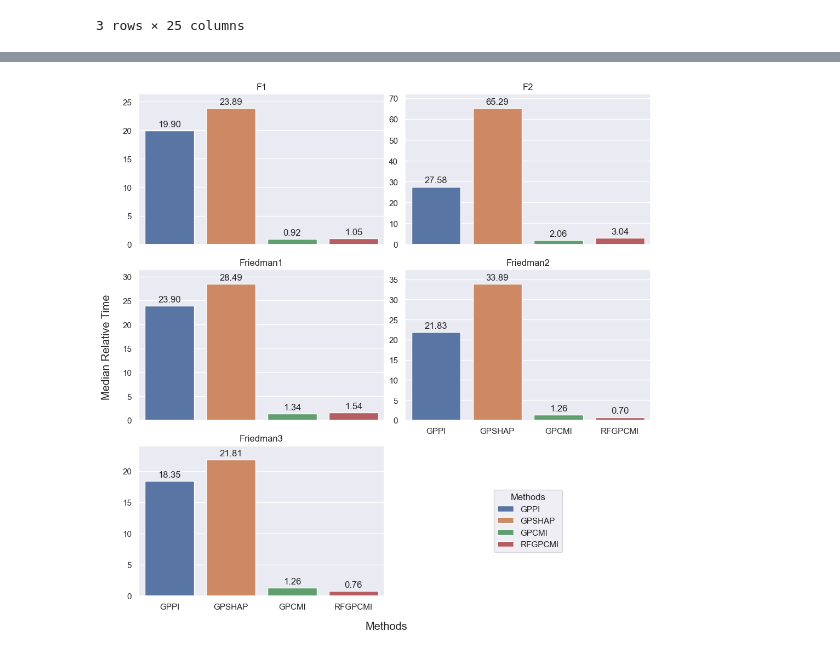
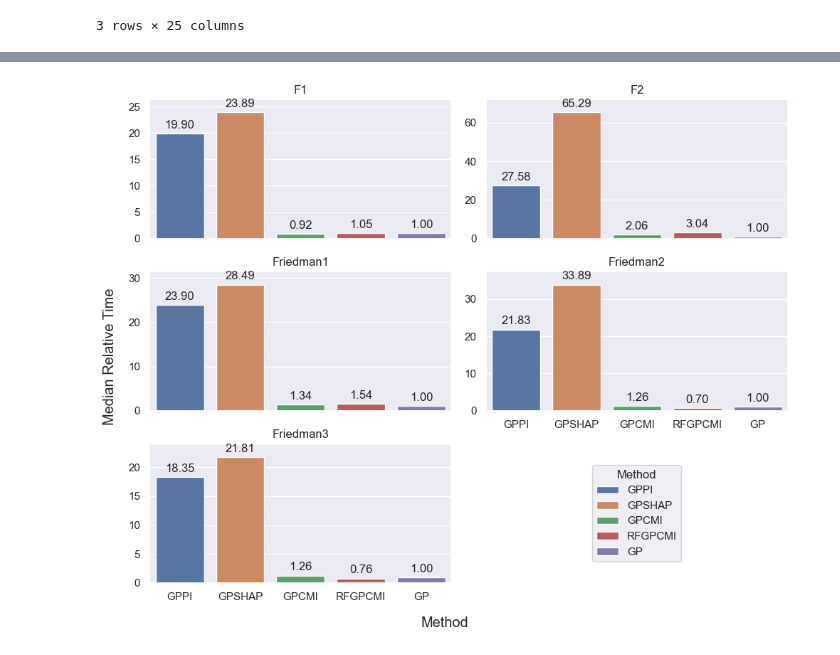
Before and after one commit to KevinHaka/Symbolic-Regression-Genetic-Programming, a Jupyter notebook: examples/results_synthetic.ipynb, the cells around one changed output, grey strips where cells are left out. Cells and saved outputs as stored; diff of their text form; code cells hidden in the pictures.

```diff
--- a/examples/results_synthetic.ipynb
+++ b/examples/results_synthetic.ipynb
@@ -151,6 +104,9 @@ with open("data_synthetic.pkl", "rb") as f:
     synth = pickle.load(f)['kwargs']
 
 results_df, features, equations = synth['df'], synth['features'], synth['equations']
+
+# Calculate the number dataframe index runs level
+num_runs = results_df.index.get_level_values('run').nunique()
 
 # Reorder MultiIndex columns for consistent plotting
 order = {
@@ -503,5 +462,6 @@ for dataset_name in order['dataset']:
 # %%
-selection_rate_types = ['relevant', 'irrelevant']
+# Create a DataFrame to store selection rates with MultiIndex columns for dataset, method, and rate type (TPR/FDR)
+selection_rate_types = ['tpr', 'fdr']
 selection_rate_column_order = pd.MultiIndex.from_product(
     [order['dataset'], order['method'], selection_rate_types], names=['dataset', 'method', 'rate_type']
 )
@@ -671,13 +592,14 @@ Loaded data for Friedman3 - GP
 # %%
+# Create a DataFrame to store execution times with MultiIndex columns for dataset and method
 time_column_order = pd.MultiIndex.from_product(
     [order['dataset'], order['method']], names=['dataset', "method"]
 )
 
-time_df = pd.concat({ds: pd.DataFrame(times_dict[ds]) for ds in order['dataset']},
+execution_time_df = pd.concat({ds: pd.DataFrame(execution_times[ds]) for ds in order['dataset']},
     axis=1,
 ).reindex(columns=time_column_order)
-time_df.index.name = "run"
-time_df.tail(3)
+execution_time_df.index.name = "run"
+execution_time_df.tail(3)
 # %% [output]
 | dataset | F1 |  |  |  |  | F2 |  |  |  |  | ... | ... |
 | method | GPPI | GPSHAP | GPCMI | RFGPCMI | GP | GPPI | GPSHAP | GPCMI | RFGPCMI | GP | ... | ... |
@@ -688,18 +610,13 @@ time_df.tail(3)
 3 rows × 25 columns
 # %%
 # Calculate median relative time for each method and dataset
-median_run_relative_time = time_df.median()
-gp_median_time = median_run_relative_time[:, "GP", :]
+median_exec_time = execution_time_df.median()
+baseline_exec_time = median_exec_time[:, "GP"]
 
-methods = order['method'].copy()
-methods.remove("GP")
-
-competitor_median_time = median_run_relative_time.loc[:, methods, :]
-
-relative_time = competitor_median_time / gp_median_time
+relative_time = median_exec_time / baseline_exec_time
 relative_time_df = relative_time.to_frame().T
 
 relative_time_df = relative_time_df.reindex(columns=order['dataset'], level='dataset')
-relative_time_df = relative_time_df.reindex(columns=methods, level='method')
+relative_time_df = relative_time_df.reindex(columns=order['method'], level='method')
 relative_time_df
 # %% [output]
@@ -709,54 +627,51 @@ relative_time_df
 # %%
-# Plotting relative performance of each method compared to GP for each dataset
+# Plotting relative time of each method compared to GP for each dataset
 fig, axes = plot_results(
     relative_time_df,
     nrows=3,
     ncols=2,
-    subplot_kwargs={"sharex": True},
+    subplot_kwargs={"sharex": True, "figsize": (10, 8), "layout": "tight"},
     group_level="dataset",
     value_level=None,
     value_key=None,
     plotting_function=lambda data, ax: sns.barplot(data=data, ax=ax),
 )
 
-fig.figure.set_size_inches(10, 10)
-fig.tight_layout(w_pad=0.5)
+# Set X and Y label for the entire figure
+fig.supxlabel("Method", x=0.5, y=0.02)
+fig.supylabel("Median Relative Time", x=0.02, y=0.5)
 
-fig.supxlabel("Methods", x=0.5, y=-0.02)
-fig.supylabel("Median Relative Time", x=-0.02, y=0.5)
-
-axes[3].tick_params(axis='x', labelbottom=True)
-axes[5].axis('off')
+axes[3].tick_params(axis='x', labelbottom=True) # Restore x-tick labels
 
 # Add value labels on top of each bar and adjust y-axis limits for better visibility
 for ax in axes[:5]:
     base_padding = 3
     margin_ratio = 0.05
 
     bottom, top = ax.get_ylim()
     y_padding = margin_ratio * (top - bottom)
 
     new_top = top + (y_padding if top else 0)
     new_bottom = bottom - (y_padding if bottom else 0)
     ax.set_ylim(new_bottom, new_top)
 
     for container in ax.containers:
         v = container.datavalues[0]
         adjusted_padding = base_padding if (v != 0) or (top > 0) else -(11 + base_padding)
         ax.bar_label(container, fmt='%.2f', padding=adjusted_padding)
 
 # Take the legend handles and labels from the fifth subplot
 handles = axes[4].containers
 labels = [text.get_text() for text in axes[4].get_xticklabels()]
 
 # Add the common legend to the empty subplot, centered
 axes[5].legend(
     handles=handles,
     labels=labels,
     loc='center',
-    title="Methods"
+    title="Method"
 )
 
 plt.show()
 # %% [output]
-[figure, old version]
+[figure, new version]
```
Also changed, not shown: parts of 27 cells of this notebook, 1 other file.
